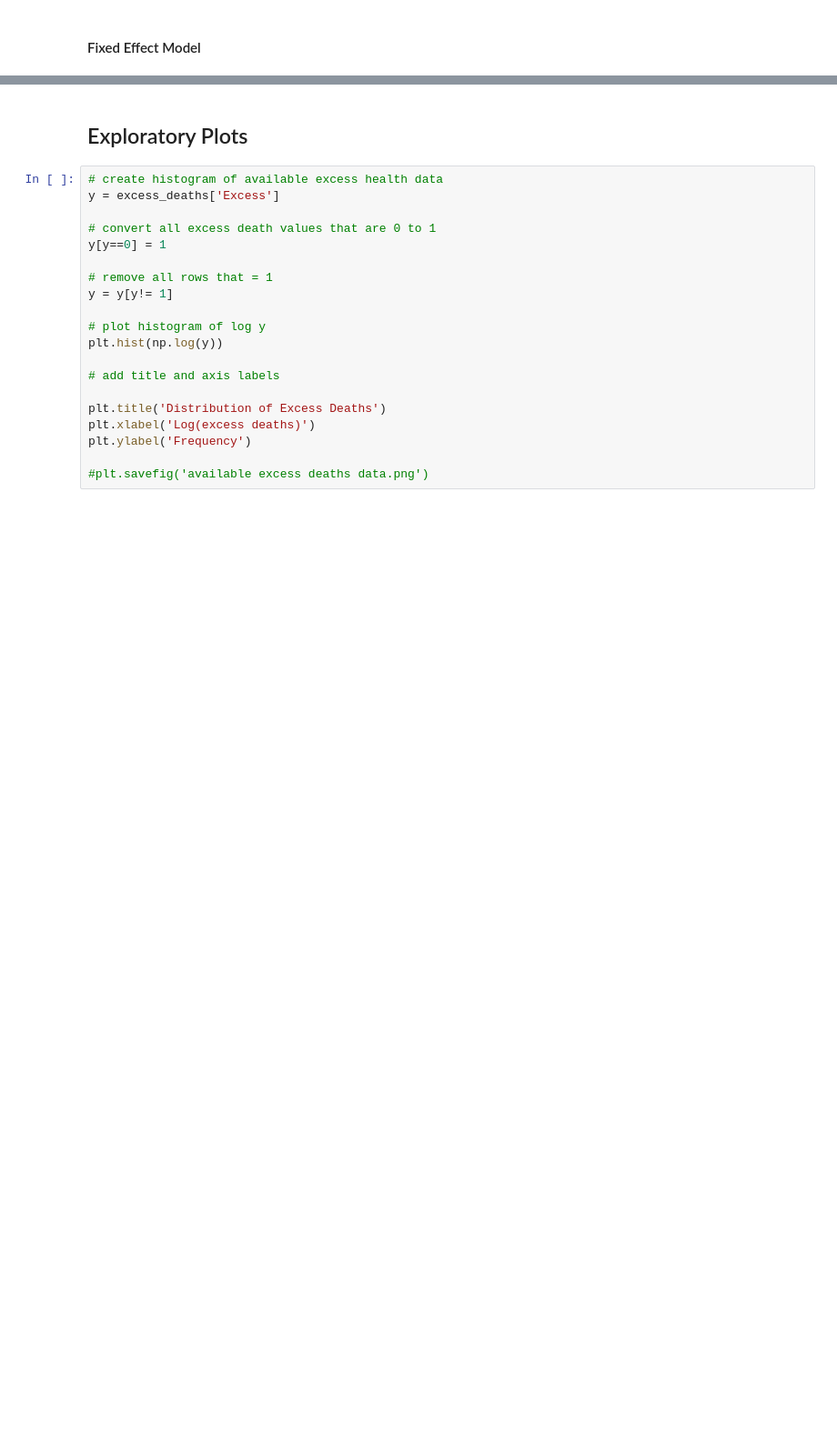
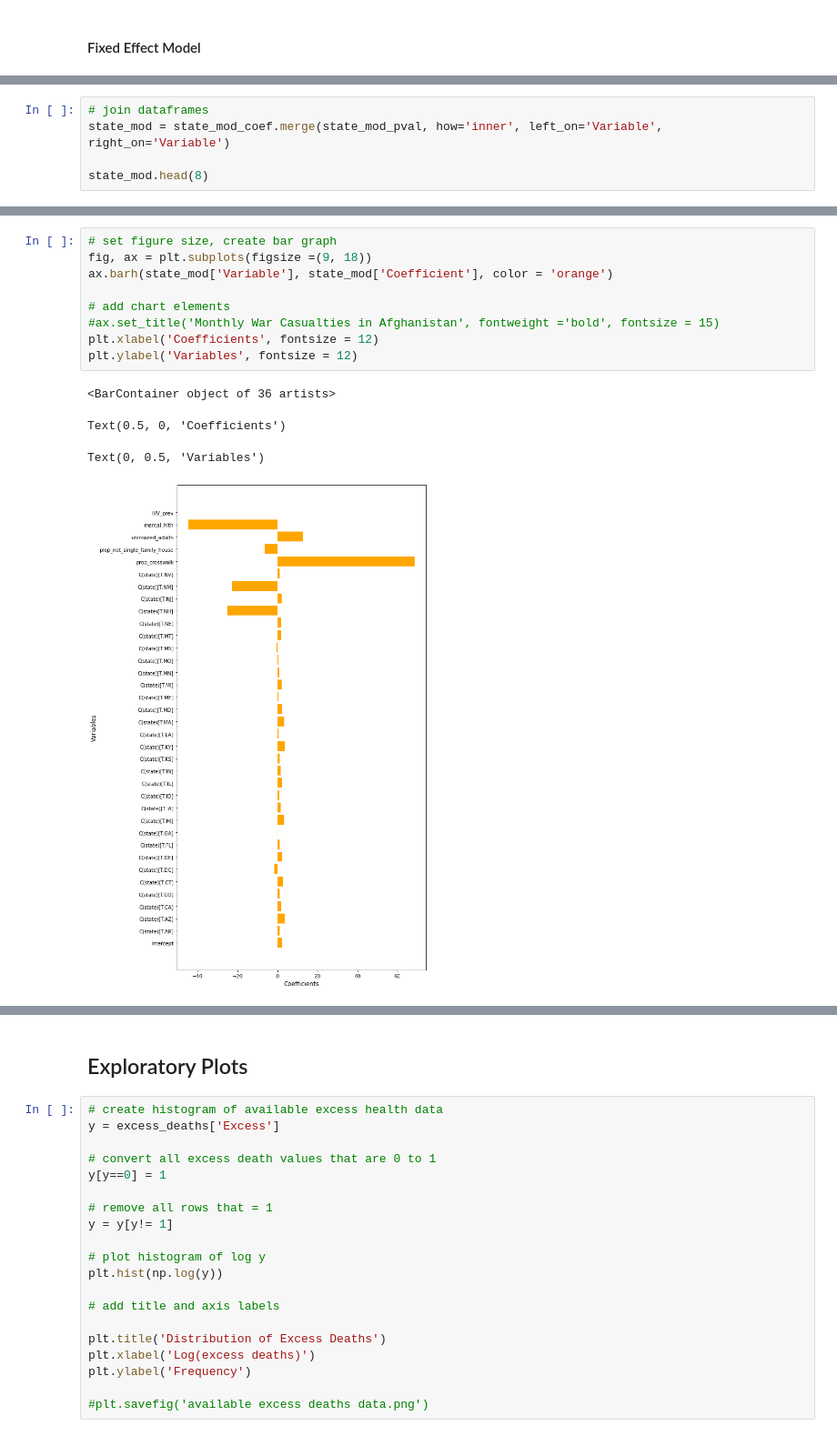
Before and after one commit to lkingston1/Kingston_MnM4SDS_project, a Jupyter notebook: Final Project.ipynb, the cells around one changed output, grey strips where cells are left out. Shown at 91% size. Saved outputs shown, nothing was run; the diff lists cells and outputs as text; blank space fills up the shorter version.

```diff
--- a/Final Project.ipynb
+++ b/Final Project.ipynb
@@ -524,0 +581,5 @@ pd.DataFrame.from_records(list(zip(np.concatenate((["age_scaled"],counties)), mo
+# %%
+# join dataframes
+state_mod = state_mod_coef.merge(state_mod_pval, how='inner', left_on='Variable', right_on='Variable')
+
+state_mod.head(8)
@@ -524,0 +702,14 @@ pd.DataFrame.from_records(list(zip(np.concatenate((["age_scaled"],counties)), mo
+# %%
+# set figure size, create bar graph
+fig, ax = plt.subplots(figsize =(9, 18))
+ax.barh(state_mod['Variable'], state_mod['Coefficient'], color = 'orange')
+
+# add chart elements
+#ax.set_title('Monthly War Casualties in Afghanistan', fontweight ='bold', fontsize = 15)
+plt.xlabel('Coefficients', fontsize = 12)
+plt.ylabel('Variables', fontsize = 12)
+# %% [output]
+<BarContainer object of 36 artists>
+Text(0.5, 0, 'Coefficients')
+Text(0, 0.5, 'Variables')
+[figure, added]
```
Also changed, not shown: parts of 53 cells of this notebook, 17 other files.
